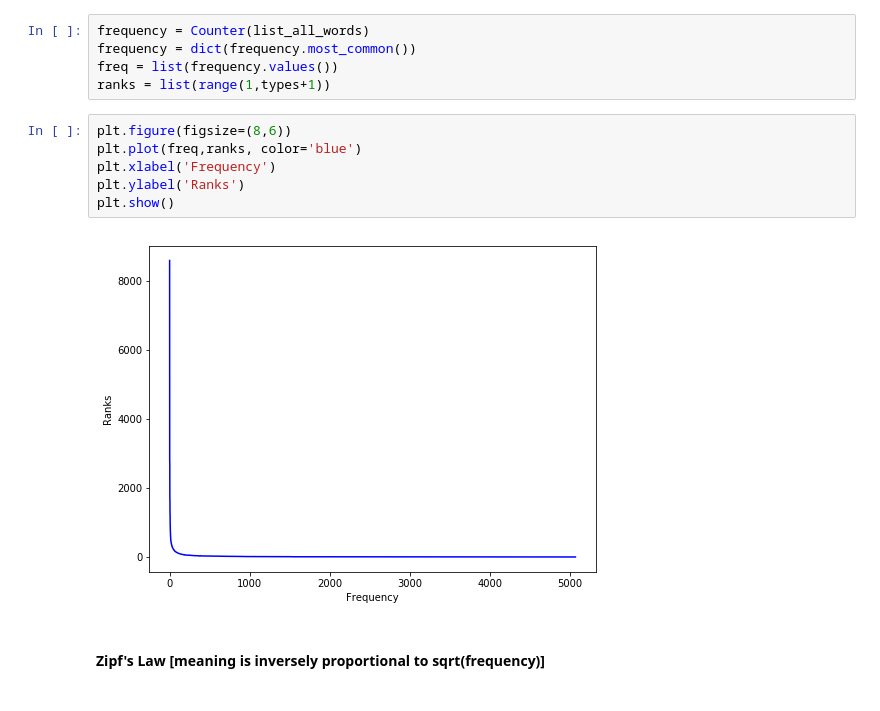
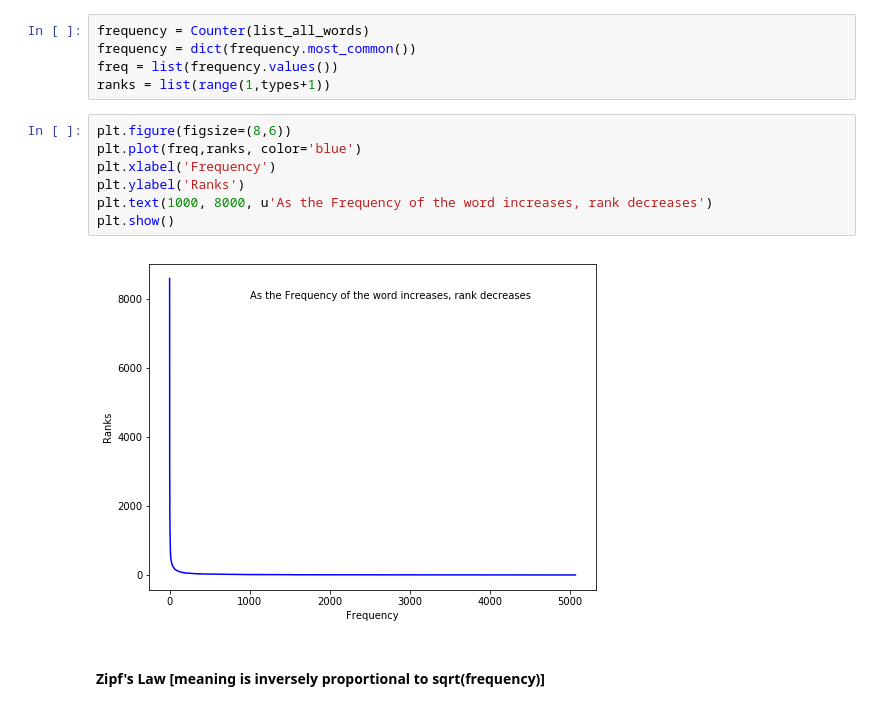
Before and after one commit to Chamanvir/NLP, a Jupyter notebook: 17210030.ipynb, the cells around one changed output. Drawn from its saved outputs; the diff is of its cells as text.

```diff
--- a/17210030.ipynb
+++ b/17210030.ipynb
@@ -47,11 +47,12 @@ ranks = list(range(1,types+1))
 # %%
 plt.figure(figsize=(8,6))
 plt.plot(freq,ranks, color='blue')
 plt.xlabel('Frequency')
 plt.ylabel('Ranks')
+plt.text(1000, 8000, u'As the Frequency of the word increases, rank decreases')
 plt.show()
 # %% [output]
-[figure, old version]
+[figure, new version]
 # %% [markdown]
 #### Zipf's Law [meaning is inversely proportional to sqrt(frequency)]
 # %%
```
Also changed, not shown: parts of 5 cells of this notebook.
